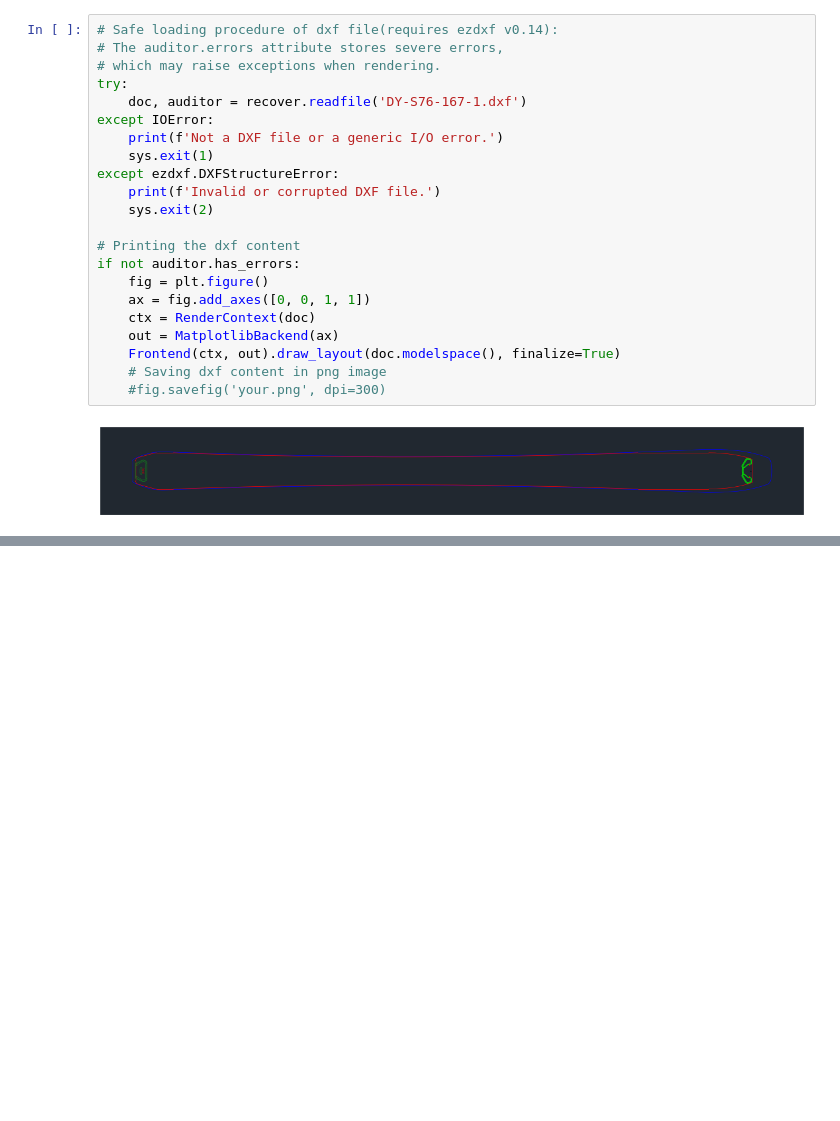
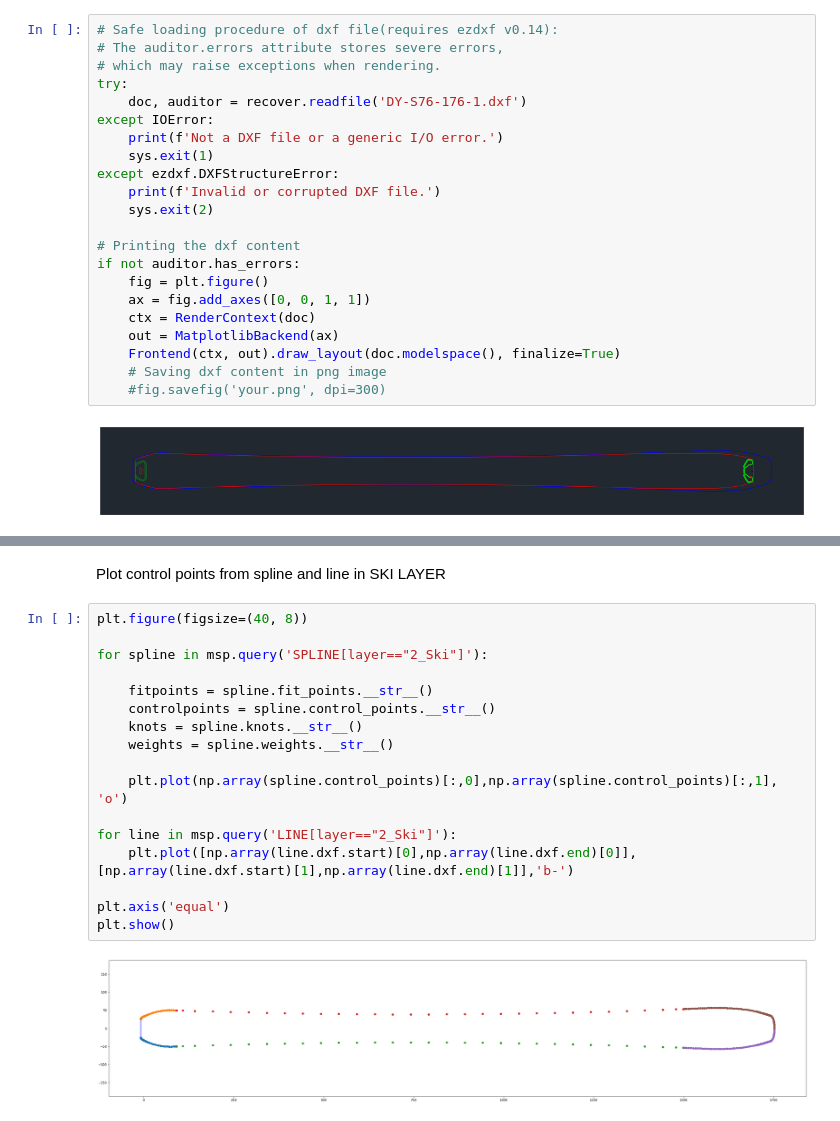
Before and after one commit to raphaFanti/skiScanner-DataLogger, a Jupyter notebook: Post processing/dxf files comparison.ipynb, the cells around one changed output, grey strips where cells are left out. Drawn from its saved outputs; the diff is of its cells as text; blank space fills up the shorter version.

```diff
--- a/Post processing/dxf files comparison.ipynb
+++ b/Post processing/dxf files comparison.ipynb
@@ -11,7 +14,7 @@ from ezdxf.addons.drawing.matplotlib import MatplotlibBackend
 # The auditor.errors attribute stores severe errors,
 # which may raise exceptions when rendering.
 try:
-    doc, auditor = recover.readfile('DY-S76-167-1.dxf')
+    doc, auditor = recover.readfile('DY-S76-176-1.dxf')
 except IOError:
     print(f'Not a DXF file or a generic I/O error.')
     sys.exit(1)
@@ -51,0 +83,21 @@ lines
+# %% [markdown]
+Plot control points from spline and line in SKI LAYER
+# %%
+plt.figure(figsize=(40, 8))
+
+for spline in msp.query('SPLINE[layer=="2_Ski"]'):
+
+    fitpoints = spline.fit_points.__str__()
+    controlpoints = spline.control_points.__str__()
+    knots = spline.knots.__str__()
+    weights = spline.weights.__str__()
+
+    plt.plot(np.array(spline.control_points)[:,0],np.array(spline.control_points)[:,1], 'o')
+
+for line in msp.query('LINE[layer=="2_Ski"]'):
+    plt.plot([np.array(line.dxf.start)[0],np.array(line.dxf.end)[0]],[np.array(line.dxf.start)[1],np.array(line.dxf.end)[1]],'b-')
+
+plt.axis('equal')
+plt.show()
+# %% [output]
+[figure, added]
```
Also changed, not shown: parts of 16 cells of this notebook.
